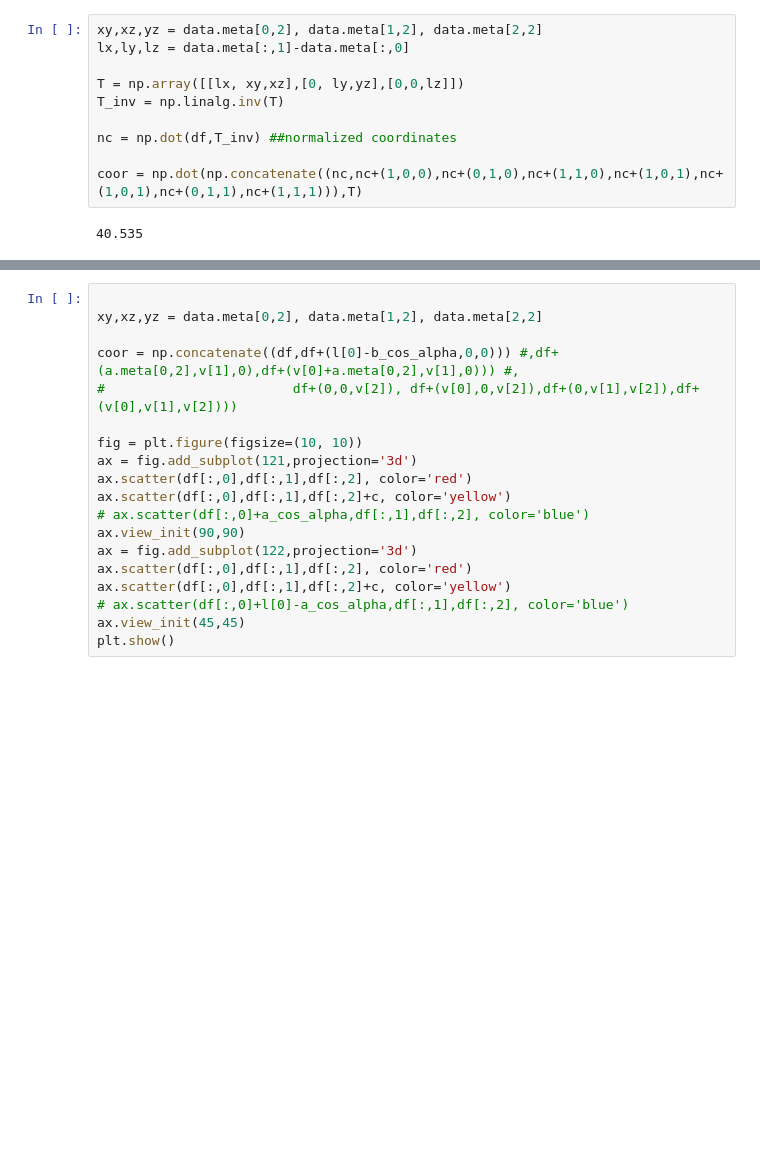
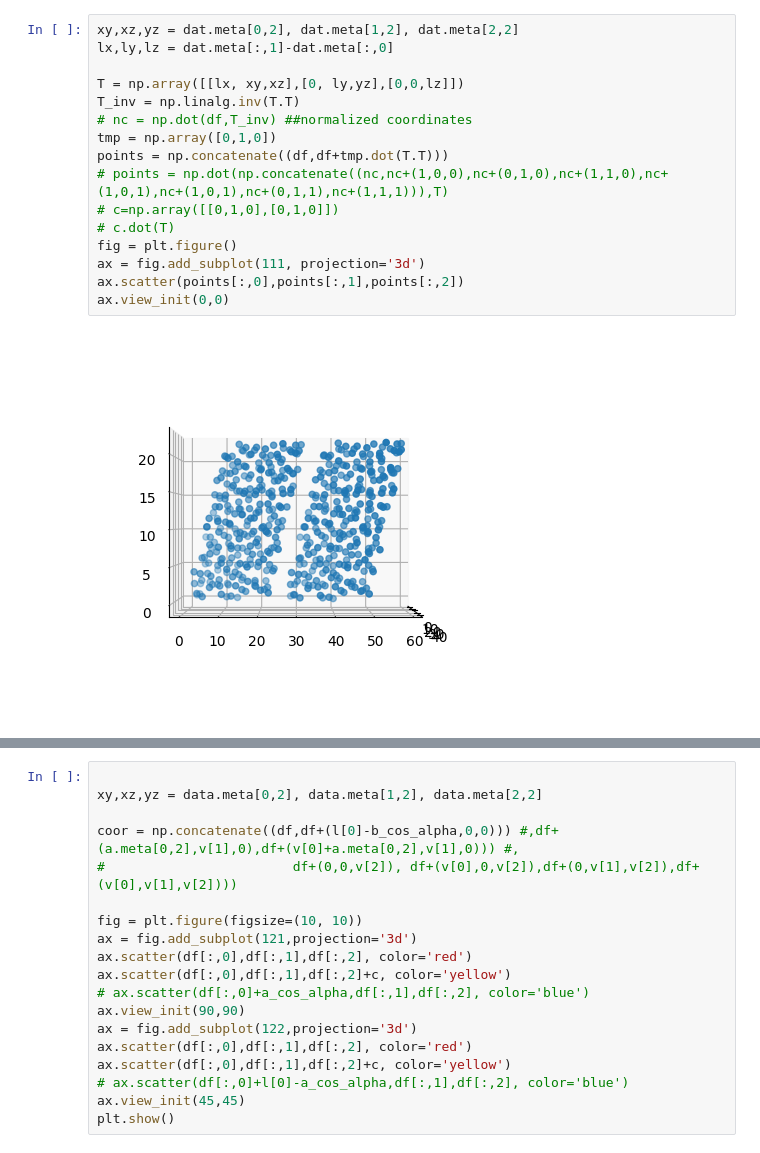
Before and after one commit to yaminbens/Proj23, a Jupyter notebook: DataManipulation.ipynb, the cells around one changed output, grey strips where cells are left out. Cells and saved outputs as stored; diff of their text form; blank space fills up the shorter version.

```diff
--- a/DataManipulation.ipynb
+++ b/DataManipulation.ipynb
@@ -63,13 +117,19 @@ class DataGen:
 # %%
-xy,xz,yz = data.meta[0,2], data.meta[1,2], data.meta[2,2]
-lx,ly,lz = data.meta[:,1]-data.meta[:,0]
+xy,xz,yz = dat.meta[0,2], dat.meta[1,2], dat.meta[2,2]
+lx,ly,lz = dat.meta[:,1]-dat.meta[:,0]
 
 T = np.array([[lx, xy,xz],[0, ly,yz],[0,0,lz]])
-T_inv = np.linalg.inv(T)
-
-nc = np.dot(df,T_inv) ##normalized coordinates
-
-coor = np.dot(np.concatenate((nc,nc+(1,0,0),nc+(0,1,0),nc+(1,1,0),nc+(1,0,1),nc+(1,0,1),nc+(0,1,1),nc+(1,1,1))),T)
+T_inv = np.linalg.inv(T.T)
+# nc = np.dot(df,T_inv) ##normalized coordinates
+tmp = np.array([0,1,0])
+points = np.concatenate((df,df+tmp.dot(T.T)))
+# points = np.dot(np.concatenate((nc,nc+(1,0,0),nc+(0,1,0),nc+(1,1,0),nc+(1,0,1),nc+(1,0,1),nc+(0,1,1),nc+(1,1,1))),T)
+# c=np.array([[0,1,0],[0,1,0]])
+# c.dot(T)
+fig = plt.figure()
+ax = fig.add_subplot(111, projection='3d')
+ax.scatter(points[:,0],points[:,1],points[:,2])
+ax.view_init(0,0)
 # %% [output]
-40.535
+[figure, added]
 # %%
```
Also changed, not shown: parts of 5 cells of this notebook.
